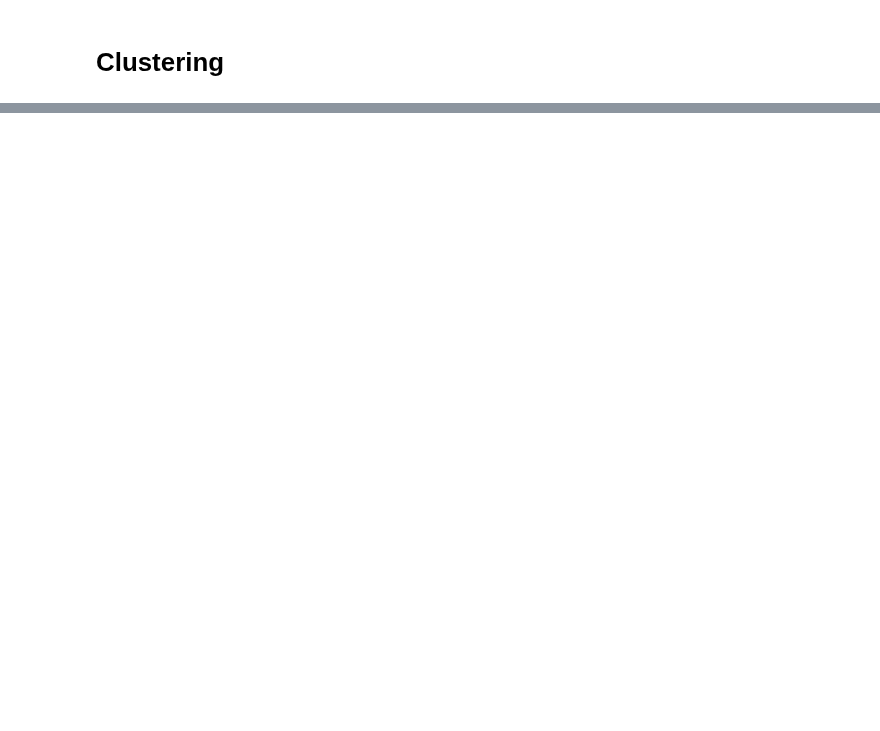
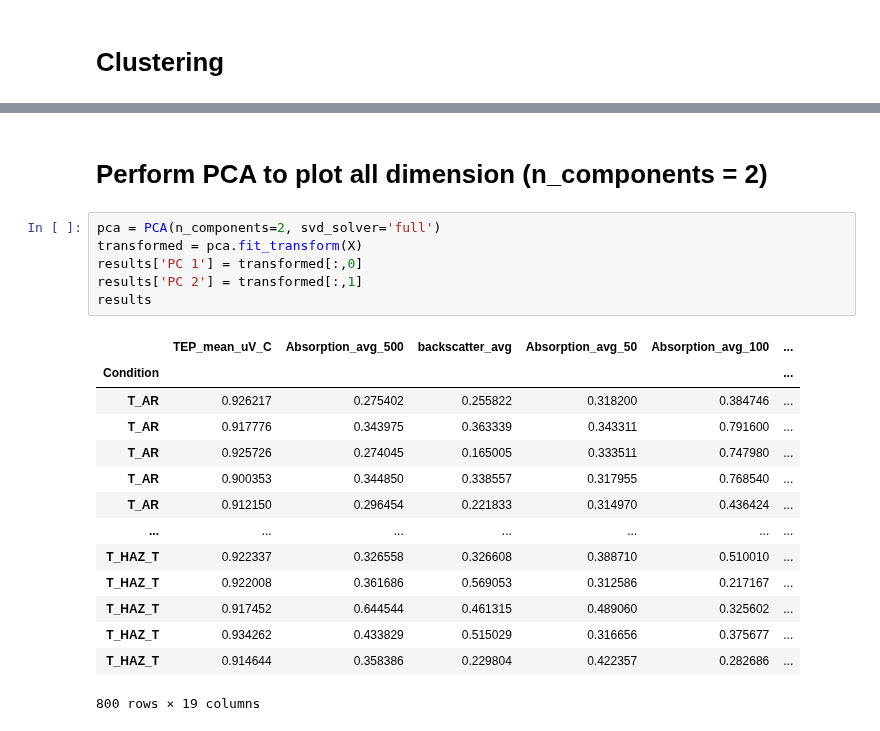
Before and after one commit to Marie-anneMawhin/Oct20_EPRI, a Jupyter notebook: Task1/NB/NB_modeling/model_stack.ipynb, the cells around one changed output, grey strips where cells are left out. Saved outputs shown, nothing was run; the diff lists cells and outputs as text; blank space fills up the shorter version.

```diff
--- a/Task1/NB/NB_modeling/model_stack.ipynb
+++ b/Task1/NB/NB_modeling/model_stack.ipynb
@@ -212,0 +194,23 @@ Automatically created module for IPython interactive environment
+# %% [markdown]
+# Perform PCA to plot all dimension (n_components = 2)
+# %%
+pca = PCA(n_components=2, svd_solver='full')
+transformed = pca.fit_transform(X)
+results['PC 1'] = transformed[:,0]
+results['PC 2'] = transformed[:,1]
+results
+# %% [output]
+|  | TEP_mean_uV_C | Absorption_avg_500 | backscatter_avg | Absorption_avg_50 | Absorption_avg_100 | ... |
+| Condition |  |  |  |  |  | ... |
+| T_AR | 0.926217 | 0.275402 | 0.255822 | 0.318200 | 0.384746 | ... |
+| T_AR | 0.917776 | 0.343975 | 0.363339 | 0.343311 | 0.791600 | ... |
+| T_AR | 0.925726 | 0.274045 | 0.165005 | 0.333511 | 0.747980 | ... |
+| T_AR | 0.900353 | 0.344850 | 0.338557 | 0.317955 | 0.768540 | ... |
+| T_AR | 0.912150 | 0.296454 | 0.221833 | 0.314970 | 0.436424 | ... |
+| ... | ... | ... | ... | ... | ... | ... |
+| T_HAZ_T | 0.922337 | 0.326558 | 0.326608 | 0.388710 | 0.510010 | ... |
+| T_HAZ_T | 0.922008 | 0.361686 | 0.569053 | 0.312586 | 0.217167 | ... |
+| T_HAZ_T | 0.917452 | 0.644544 | 0.461315 | 0.489060 | 0.325602 | ... |
+| T_HAZ_T | 0.934262 | 0.433829 | 0.515029 | 0.316656 | 0.375677 | ... |
+| T_HAZ_T | 0.914644 | 0.358386 | 0.229804 | 0.422357 | 0.282686 | ... |
+800 rows × 19 columns
```
Also changed, not shown: parts of 11 cells of this notebook.
